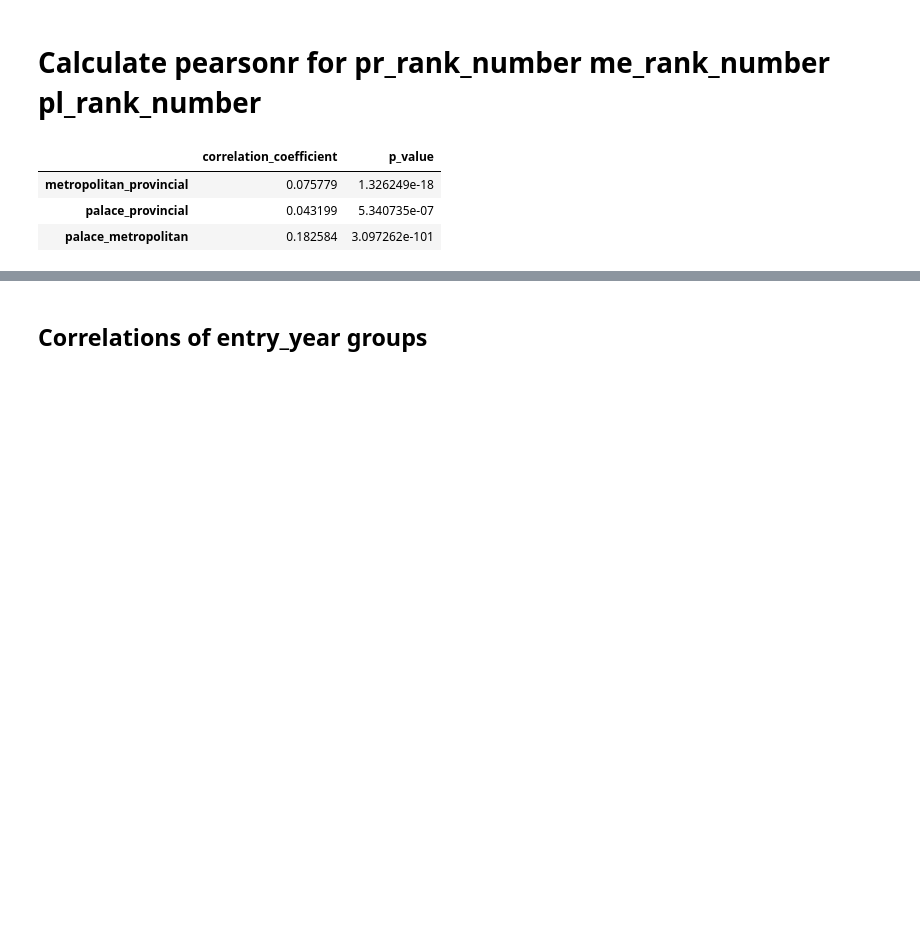
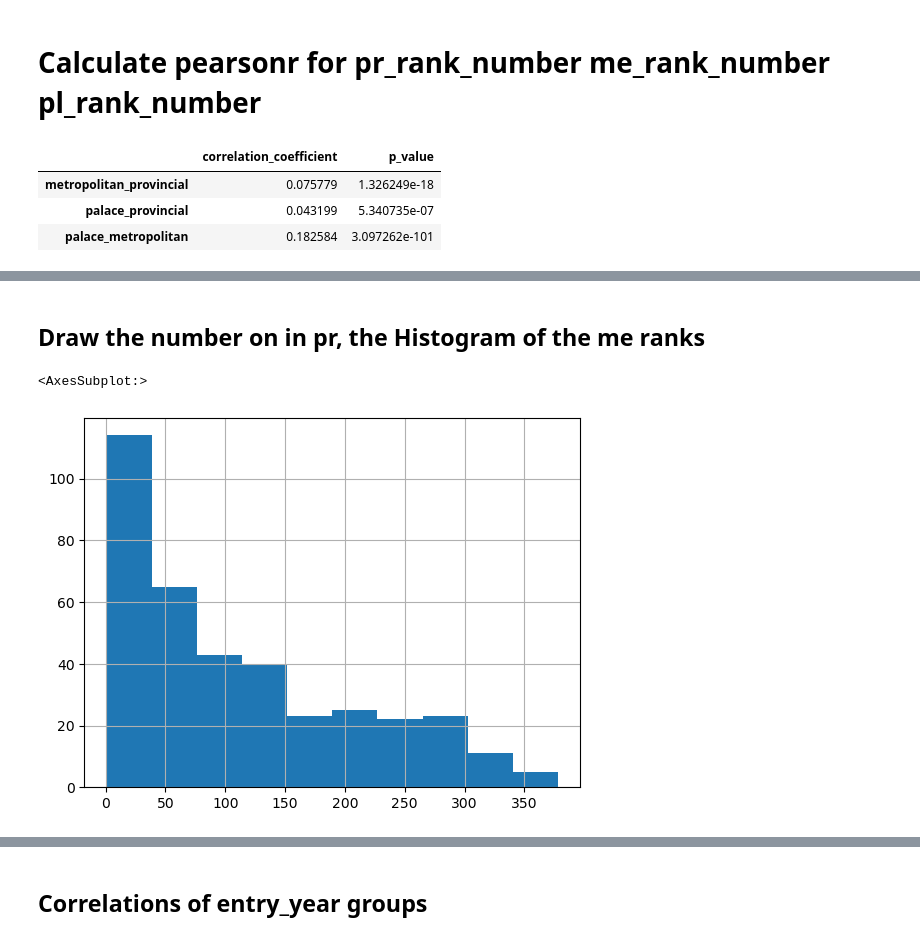
Before and after one commit to sudoghut/ming_provincial_metropolitan_palace_exam_rank_correlation, a Jupyter notebook: ming_provincial_metropolitan_palace_exam_rank_correlation.ipynb, the cells around one changed output, grey strips where cells are left out. Drawn from its saved outputs; the diff is of its cells as text; code cells hidden in the pictures; blank space fills up the shorter version.

```diff
--- a/ming_provincial_metropolitan_palace_exam_rank_correlation.ipynb
+++ b/ming_provincial_metropolitan_palace_exam_rank_correlation.ipynb
@@ -222,0 +249,9 @@ correlation_df
+# %% [markdown]
+## Draw the number on in pr, the Histogram of the me ranks
+# %%
+# Draw the number on in pr, the Histogram of the me ranks
+input_data_df_pr_rank_1 = input_data_df[input_data_df['pr_rank_number'] == 1.0]
+input_data_df_pr_rank_1['me_rank_number'].hist()
+# %% [output]
+<AxesSubplot:>
+[figure, added]
```
Also changed, not shown: parts of 6 cells of this notebook, 1 other file.
